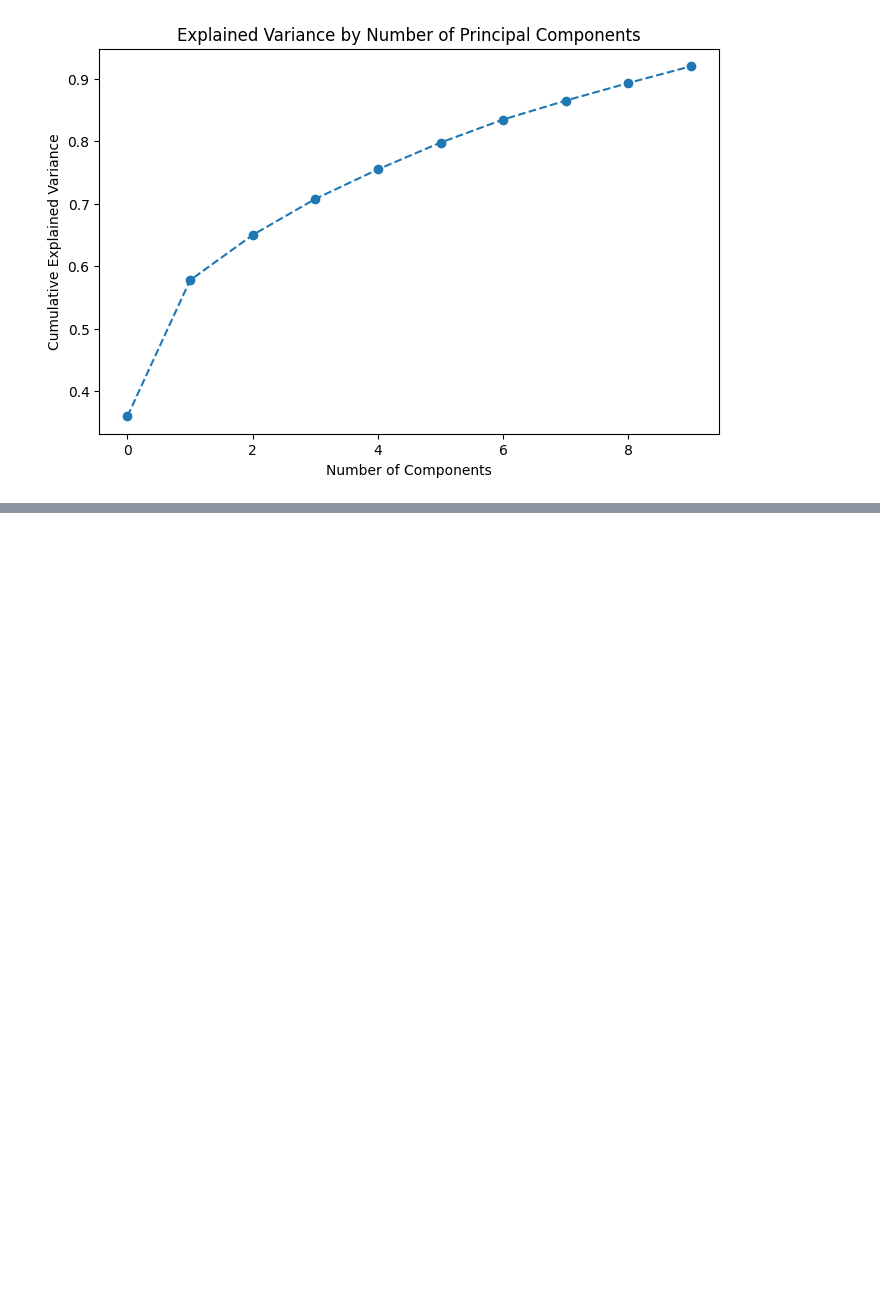
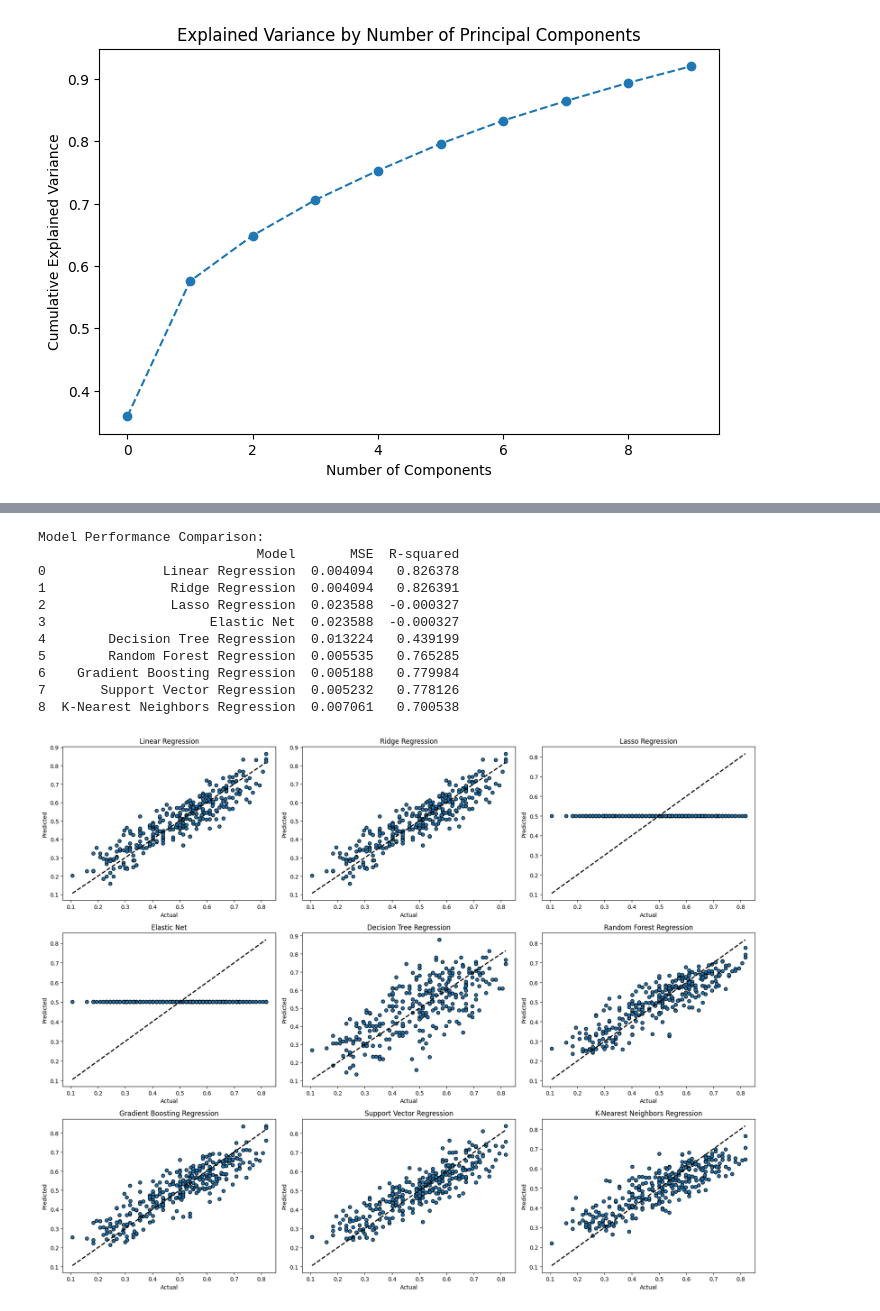
Before and after one commit to ChinmayVar/FinalProject156, a Jupyter notebook: final_proj.ipynb, the cells around one changed output, grey strips where cells are left out. Saved outputs shown, nothing was run; the diff lists cells and outputs as text; code cells hidden in the pictures; blank space fills up the shorter version.

```diff
--- a/final_proj.ipynb
+++ b/final_proj.ipynb
@@ -194,0 +90,75 @@ Model Performance Comparison:
+# %%
+from sklearn.linear_model import LinearRegression, Ridge, Lasso, ElasticNet
+from sklearn.tree import DecisionTreeRegressor
+from sklearn.ensemble import RandomForestRegressor, GradientBoostingRegressor
+from sklearn.svm import SVR
+from sklearn.neighbors import KNeighborsRegressor
+from sklearn.metrics import mean_squared_error, r2_score
+import matplotlib.pyplot as plt
+import pandas as pd
+
+# Assuming X_train_tilde_pca, y_train, X_new_tilde_pca, and y_new are defined
+
+# Models initialization
+models = {
+    'Linear Regression': LinearRegression(),
+    'Ridge Regression': Ridge(),
+    'Lasso Regression': Lasso(),
+    'Elastic Net': ElasticNet(random_state=42),
+    'Decision Tree Regression': DecisionTreeRegressor(random_state=42),
+    'Random Forest Regression': RandomForestRegressor(random_state=42),
+    'Gradient Boosting Regression': GradientBoostingRegressor(random_state=42),
+    'Support Vector Regression': SVR(),
+    'K-Nearest Neighbors Regression': KNeighborsRegressor()
+}
+
+# Dictionaries to store results
+mse_results = {}
+r2_results = {}
+
+# Training and prediction
+for name, model in models.items():
+    model.fit(X_train_tilde_pca, y_train)
+    y_pred = model.predict(X_new_tilde_pca)
+    mse_results[name] = mean_squared_error(y_new, y_pred)
+    r2_results[name] = r2_score(y_new, y_pred)
+
+# Display results
+results = pd.DataFrame({
+    'Model': list(mse_results.keys()),
+    'MSE': list(mse_results.values()),
+    'R-squared': list(r2_results.values())
+})
+
+print("Model Performance Comparison:")
+print(results)
+
+# Plotting actual vs predicted values for each model
+plt.figure(figsize=(18, 14))
+
+# Iterate over models for plotting
+for i, (name, model) in enumerate(models.items(), 1):
+    plt.subplot(3, 3, i)
+    model.fit(X_train_tilde_pca, y_train)
+    y_pred = model.predict(X_new_tilde_pca)
+    plt.scatter(y_new, y_pred, edgecolors=(0, 0, 0))
+    plt.plot([y_new.min(), y_new.max()], [y_new.min(), y_new.max()], 'k--', lw=2)
+    plt.xlabel('Actual')
+    plt.ylabel('Predicted')
+    plt.title(name)
+
+plt.tight_layout()
+plt.show()
+# %% [output]
+Model Performance Comparison:
+                            Model       MSE  R-squared
+0               Linear Regression  0.004094   0.826378
+1                Ridge Regression  0.004094   0.826391
+2                Lasso Regression  0.023588  -0.000327
+3                     Elastic Net  0.023588  -0.000327
+4        Decision Tree Regression  0.013224   0.439199
+5        Random Forest Regression  0.005535   0.765285
+6    Gradient Boosting Regression  0.005188   0.779984
+7       Support Vector Regression  0.005232   0.778126
+8  K-Nearest Neighbors Regression  0.007061   0.700538
+[figure, added]
```
Also changed, not shown: parts of 4 cells of this notebook.
